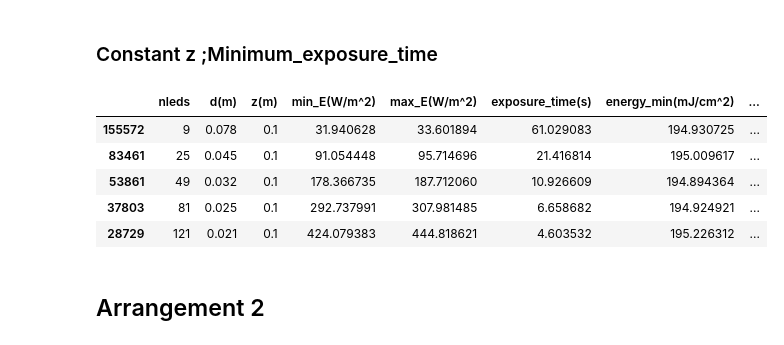
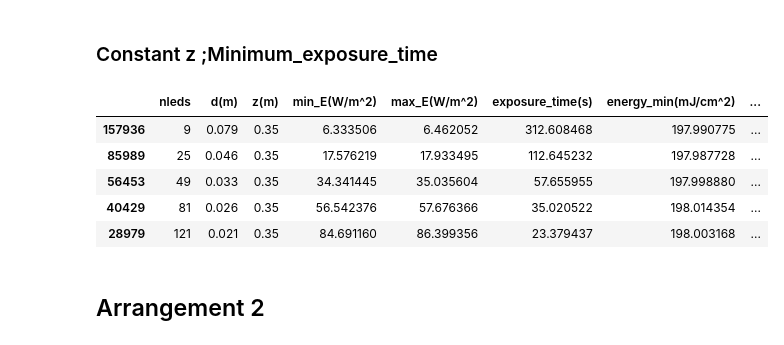
Before and after one commit to shubhranshsinghvi/Photolithography, a Jupyter notebook: Code/Ideal_UV_LED_model.ipynb, the cells around one changed output. Cells and saved outputs as stored; diff of their text form; code cells hidden in the pictures.

```diff
--- a/Code/Ideal_UV_LED_model.ipynb
+++ b/Code/Ideal_UV_LED_model.ipynb
@@ -85,4 +87,7 @@ for i in l:
     t.extend(i)
 final_list=t
 # %%
-df_1 = pd.DataFrame(final_list,columns=["nleds","d(m)","z(m)","min_E(W/m^2)","max_E(W/m^2)","exposure_time(s)","energy_min(mJ/cm^2)","energy_max(mJ^cm^2)","percent_uniformity"])
+df_1=pd.read_pickle("./df_1.pkl")
+#df_1 = pd.DataFrame(final_list,columns=["nleds","d(m)","z(m)","min_E(W/m^2)","max_E(W/m^2)","exposure_time(s)","energy_min(mJ/cm^2)","energy_max(mJ^cm^2)","percent_uniformity"])
+# df_1.to_pickle("./df_1.pkl")
+df_1
@@ -144,3 +163,8 @@ ef_1_3[idx].sort_values("nleds")
 | 38214 | 121 | 0.025 | 0.035 | 474.073674 | 478.809737 | 4.197785 | 199.005951 | ... |
 # %% [markdown]
 ### Constant z; Maximum_percent_uniformity
+# %%
+z_cons = 0.35
+df_1_3_z= df_1_3[(df_1_3["z(m)"]==z_cons) | (np.isclose(df_1_3["z(m)"],z_cons ))]
+idx_z = df_1_3_z.groupby(['nleds'])['percent_uniformity'].transform(max) == df_1_3_z['percent_uniformity']
+df_1_3_z[idx_z].sort_values("nleds")
@@ -147,16 +178,16 @@ ef_1_3[idx].sort_values("nleds")
 # %% [markdown]
 ### Constant z ;Minimum_exposure_time
 # %%
-czf_1_3=df_1_3[(df_1_3['z(m)']==0.1) & (df_1_3['percent_uniformity']>95)]
-idx = czf_1_3.groupby(['nleds'])['exposure_time(s)'].transform(min) == czf_1_3['exposure_time(s)']
-czf_1_3[idx].sort_values("nleds")
+ef_1_3_z=df_1_3_z[df_1_3_z['percent_uniformity']>98]
+idx = ef_1_3_z.groupby(['nleds'])['exposure_time(s)'].transform(min) == ef_1_3_z['exposure_time(s)']
+ef_1_3_z[idx].sort_values("nleds")
 # %% [output]
 |  | nleds | d(m) | z(m) | min_E(W/m^2) | max_E(W/m^2) | exposure_time(s) | energy_min(mJ/cm^2) | ... |
-| 155572 | 9 | 0.078 | 0.1 | 31.940628 | 33.601894 | 61.029083 | 194.930725 | ... |
-| 83461 | 25 | 0.045 | 0.1 | 91.054448 | 95.714696 | 21.416814 | 195.009617 | ... |
-| 53861 | 49 | 0.032 | 0.1 | 178.366735 | 187.712060 | 10.926609 | 194.894364 | ... |
-| 37803 | 81 | 0.025 | 0.1 | 292.737991 | 307.981485 | 6.658682 | 194.924921 | ... |
-| 28729 | 121 | 0.021 | 0.1 | 424.079383 | 444.818621 | 4.603532 | 195.226312 | ... |
+| 157936 | 9 | 0.079 | 0.35 | 6.333506 | 6.462052 | 312.608468 | 197.990775 | ... |
+| 85989 | 25 | 0.046 | 0.35 | 17.576219 | 17.933495 | 112.645232 | 197.987728 | ... |
+| 56453 | 49 | 0.033 | 0.35 | 34.341445 | 35.035604 | 57.655955 | 197.998880 | ... |
+| 40429 | 81 | 0.026 | 0.35 | 56.542376 | 57.676366 | 35.020522 | 198.014354 | ... |
+| 28979 | 121 | 0.021 | 0.35 | 84.691160 | 86.399356 | 23.379437 | 198.003168 | ... |
 # %% [markdown]
 ## Arrangement 2
 # %%
```
Also changed, not shown: parts of 22 cells of this notebook, 6 other files.
